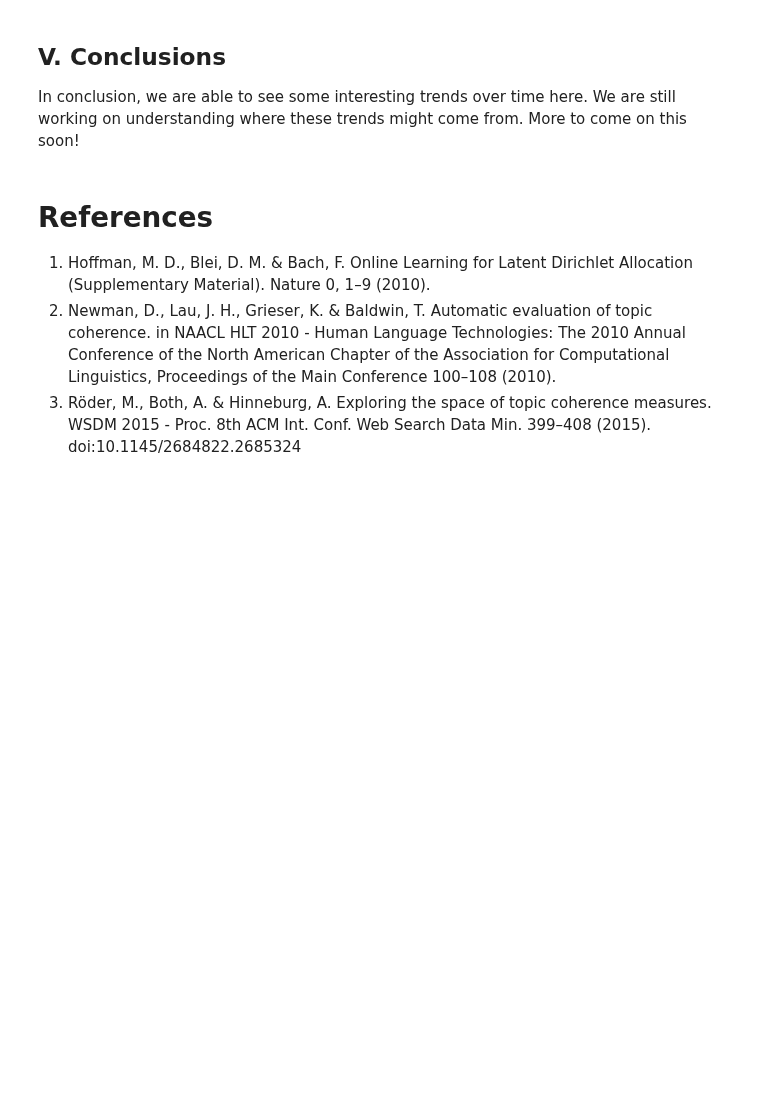
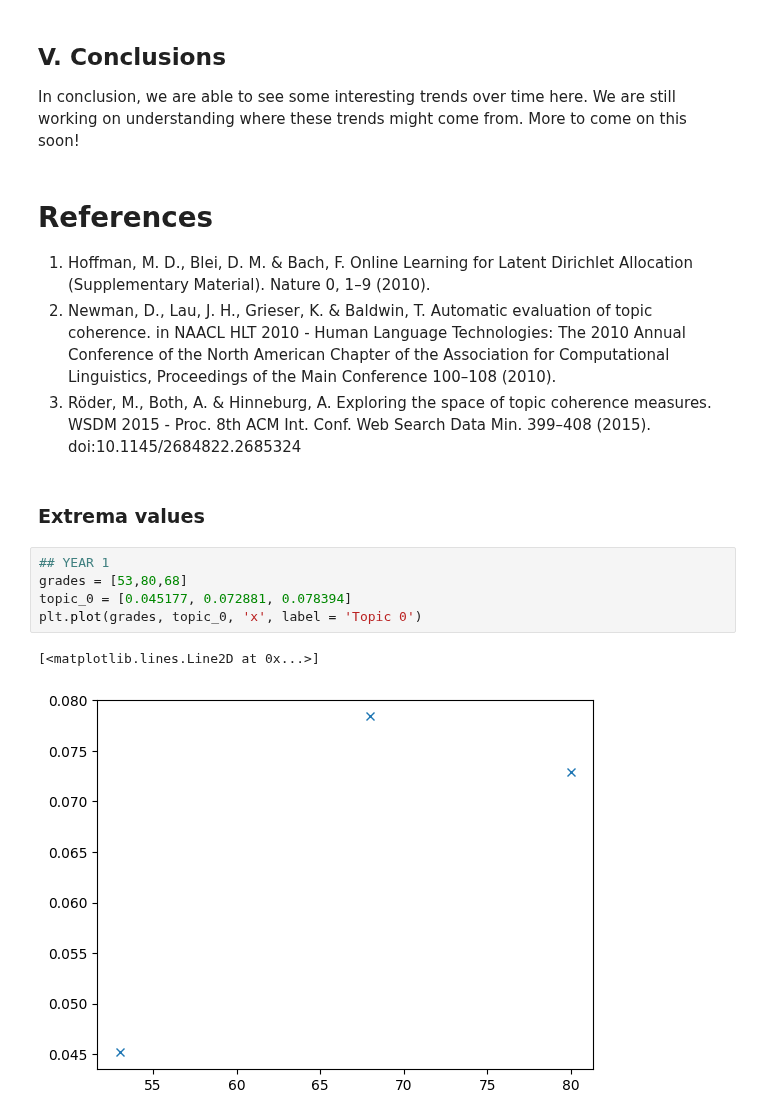
Before and after one commit to jiayang-zhang/nlp-physicseducation, a Jupyter notebook: 10 ScienceEd_RepresentativeModel_Final_YEAR1.ipynb, the cells around one changed output. Saved outputs shown, nothing was run; the diff lists cells and outputs as text; blank space fills up the shorter version.

```diff
--- a/10 ScienceEd_RepresentativeModel_Final_YEAR1.ipynb
+++ b/10 ScienceEd_RepresentativeModel_Final_YEAR1.ipynb
@@ -616,3 +647,13 @@ In conclusion, we are able to see some interesting trends over time here. We are
 1. Hoffman, M. D., Blei, D. M. & Bach, F. Online Learning for Latent Dirichlet Allocation (Supplementary Material). Nature 0, 1–9 (2010).
 2. Newman, D., Lau, J. H., Grieser, K. & Baldwin, T. Automatic evaluation of topic coherence. in NAACL HLT 2010 - Human Language Technologies: The 2010 Annual Conference of the North American Chapter of the Association for Computational Linguistics, Proceedings of the Main Conference 100–108 (2010).
 3. Röder, M., Both, A. & Hinneburg, A. Exploring the space of topic coherence measures. WSDM 2015 - Proc. 8th ACM Int. Conf. Web Search Data Min. 399–408 (2015). doi:10.1145/2684822.2685324
+# %% [markdown]
+### Extrema values
+# %%
+## YEAR 1
+grades = [53,80,68]
+topic_0 = [0.045177, 0.072881, 0.078394]
+plt.plot(grades, topic_0, 'x', label = 'Topic 0')
+# %% [output]
+[<matplotlib.lines.Line2D at 0x...>]
+[figure, added]
```
Also changed, not shown: parts of 16 cells of this notebook, 1 other file.
